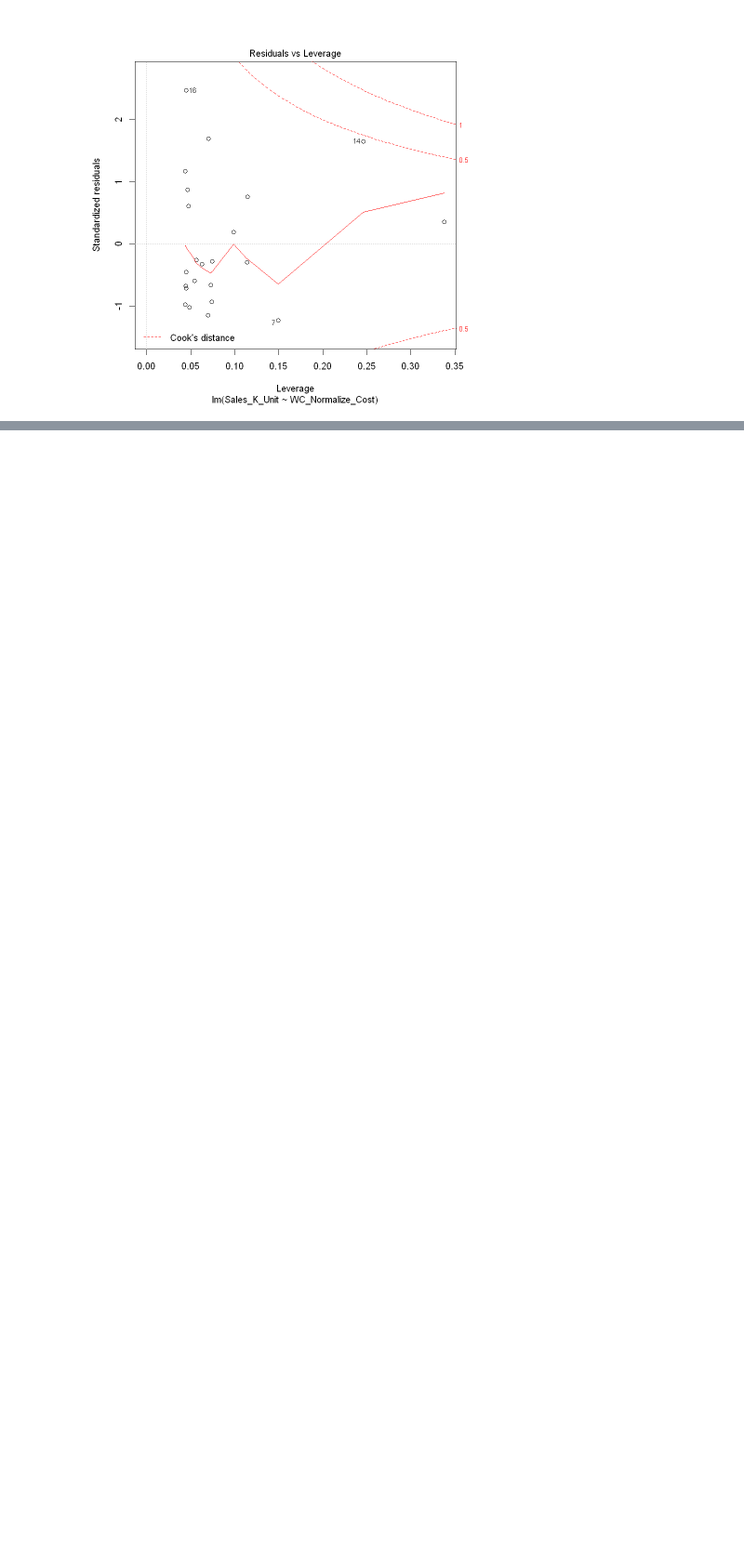
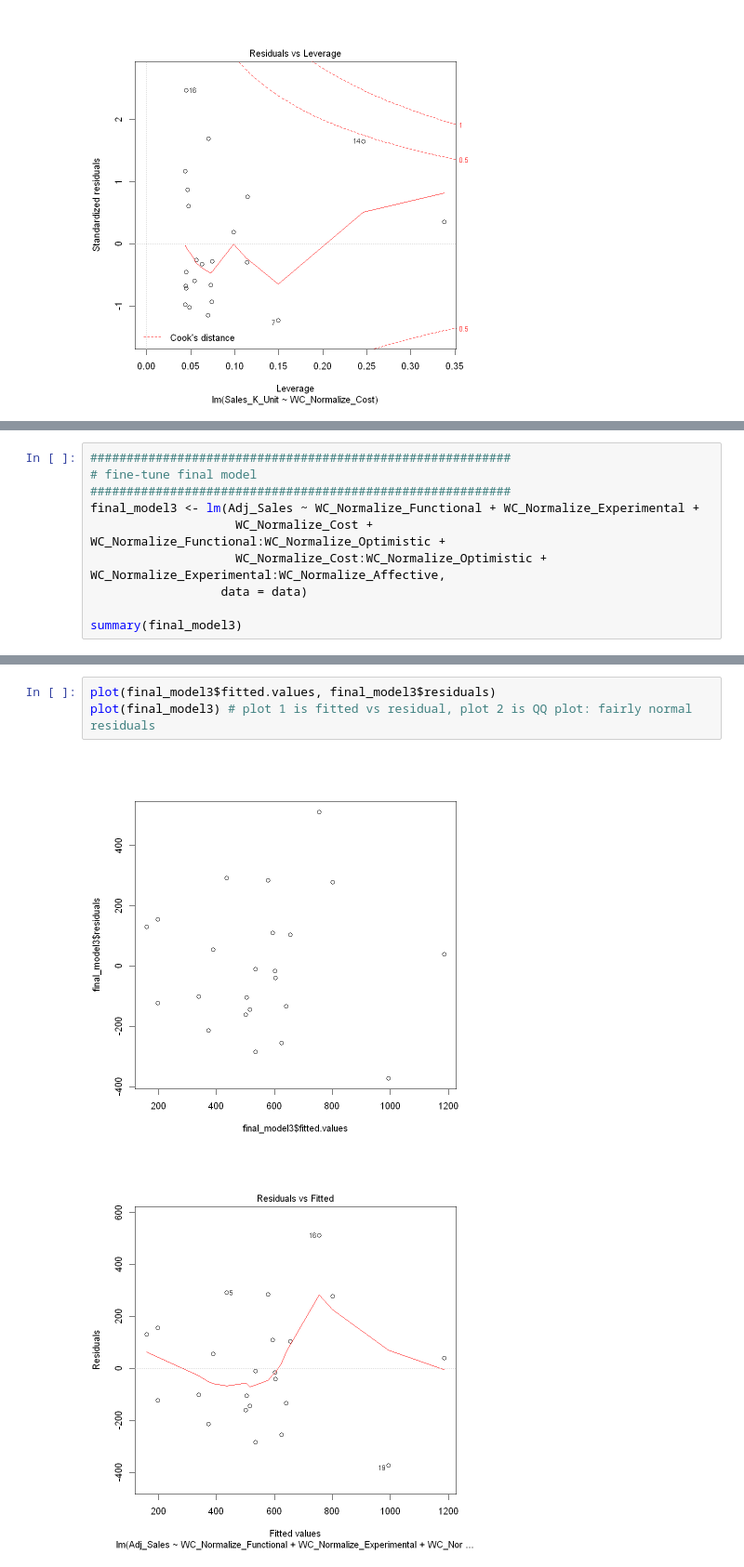
Before and after one commit to dicksang/Regression-analysis, a Jupyter notebook: Regression Analysis (v2).ipynb, the cells around one changed output, grey strips where cells are left out. Shown at 93% size. Saved outputs shown, nothing was run; the diff lists cells and outputs as text; blank space fills up the shorter version.

```diff
--- a/Regression Analysis (v2).ipynb
+++ b/Regression Analysis (v2).ipynb
@@ -282,0 +327,10 @@ ols_test_breusch_pagan(final_model2)
+# %%
+##########################################################
+# fine-tune final model
+##########################################################
+final_model3 <- lm(Adj_Sales ~ WC_Normalize_Functional + WC_Normalize_Experimental +
+                    WC_Normalize_Cost + WC_Normalize_Functional:WC_Normalize_Optimistic +
+                    WC_Normalize_Cost:WC_Normalize_Optimistic + WC_Normalize_Experimental:WC_Normalize_Affective,
+                  data = data)
+
+summary(final_model3)
@@ -282,0 +381,6 @@ ols_test_breusch_pagan(final_model2)
+# %%
+plot(final_model3$fitted.values, final_model3$residuals)
+plot(final_model3) # plot 1 is fitted vs residual, plot 2 is QQ plot: fairly normal residuals
+# %% [output]
+[figure, added]
+[figure, added]
```
Also changed, not shown: parts of 9 cells of this notebook, 2 other files.
